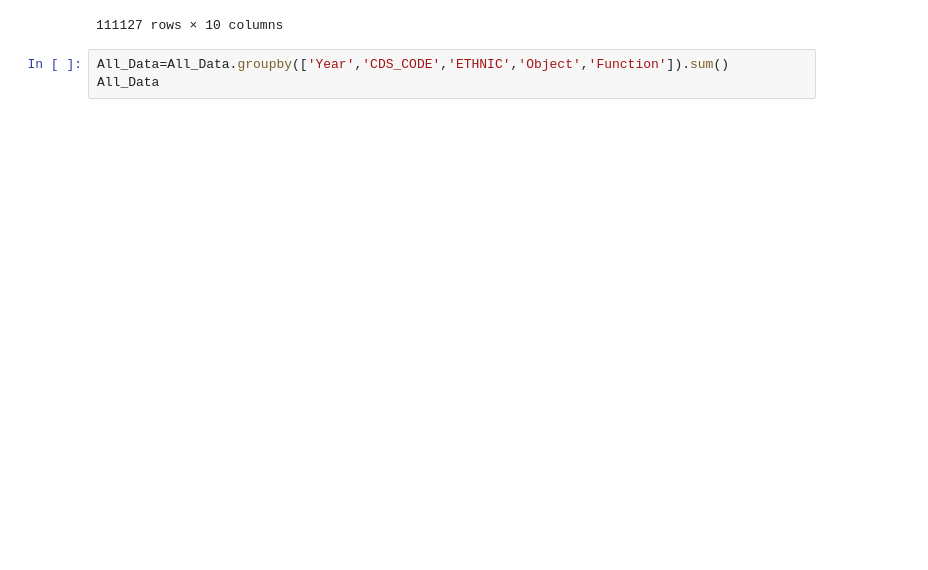
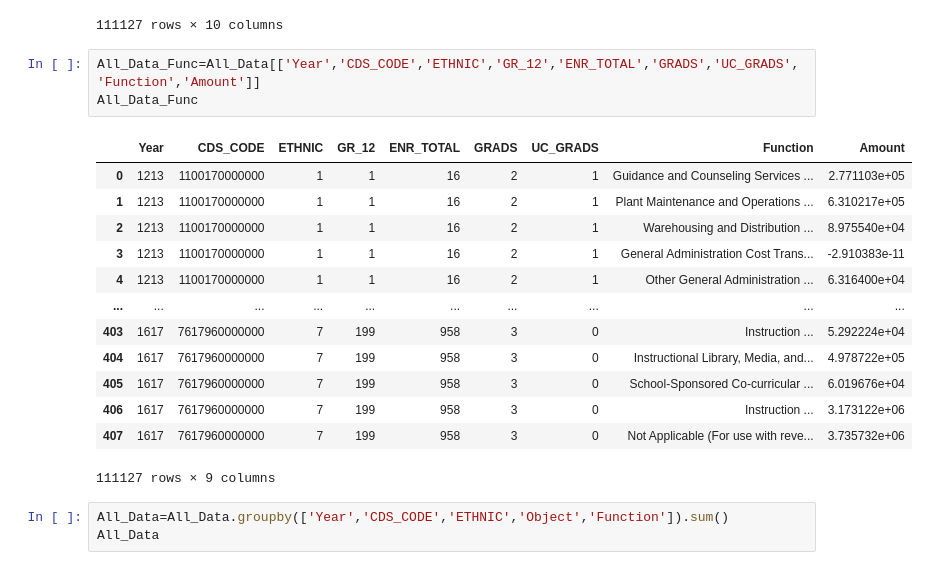
Before and after one commit to cjradomski/Final-Project, a Jupyter notebook: Resources/All_Data/All_Data_Notebooks/All_Data.ipynb, the cells around one changed output. Saved outputs shown, nothing was run; the diff lists cells and outputs as text; blank space fills up the shorter version.

```diff
--- a/Resources/All_Data/All_Data_Notebooks/All_Data.ipynb
+++ b/Resources/All_Data/All_Data_Notebooks/All_Data.ipynb
@@ -48,6 +48,23 @@ All_Data
 | 406 | 1617 | 7617960000000 | 7 | 199 | 958 | 3 | 0 | School-Sponsored Co-curricular ... | Instruction ... | 3.173122e+06 |
 | 407 | 1617 | 7617960000000 | 7 | 199 | 958 | 3 | 0 | Transfers Between Agencies ... | Not Applicable (For use with reve... | 3.735732e+06 |
 111127 rows × 10 columns
+# %%
+All_Data_Func=All_Data[['Year','CDS_CODE','ETHNIC','GR_12','ENR_TOTAL','GRADS','UC_GRADS','Function','Amount']]
+All_Data_Func
+# %% [output]
+|  | Year | CDS_CODE | ETHNIC | GR_12 | ENR_TOTAL | GRADS | UC_GRADS | Function | Amount |
+| 0 | 1213 | 1100170000000 | 1 | 1 | 16 | 2 | 1 | Guidance and Counseling Services ... | 2.771103e+05 |
+| 1 | 1213 | 1100170000000 | 1 | 1 | 16 | 2 | 1 | Plant Maintenance and Operations ... | 6.310217e+05 |
+| 2 | 1213 | 1100170000000 | 1 | 1 | 16 | 2 | 1 | Warehousing and Distribution ... | 8.975540e+04 |
+| 3 | 1213 | 1100170000000 | 1 | 1 | 16 | 2 | 1 | General Administration Cost Trans... | -2.910383e-11 |
+| 4 | 1213 | 1100170000000 | 1 | 1 | 16 | 2 | 1 | Other General Administration ... | 6.316400e+04 |
+| ... | ... | ... | ... | ... | ... | ... | ... | ... | ... |
+| 403 | 1617 | 7617960000000 | 7 | 199 | 958 | 3 | 0 | Instruction ... | 5.292224e+04 |
+| 404 | 1617 | 7617960000000 | 7 | 199 | 958 | 3 | 0 | Instructional Library, Media, and... | 4.978722e+05 |
+| 405 | 1617 | 7617960000000 | 7 | 199 | 958 | 3 | 0 | School-Sponsored Co-curricular ... | 6.019676e+04 |
+| 406 | 1617 | 7617960000000 | 7 | 199 | 958 | 3 | 0 | Instruction ... | 3.173122e+06 |
+| 407 | 1617 | 7617960000000 | 7 | 199 | 958 | 3 | 0 | Not Applicable (For use with reve... | 3.735732e+06 |
+111127 rows × 9 columns
 # %%
 All_Data=All_Data.groupby(['Year','CDS_CODE','ETHNIC','Object','Function']).sum()
 All_Data
```
Also changed, not shown: parts of 2 cells of this notebook, 1 other file.
